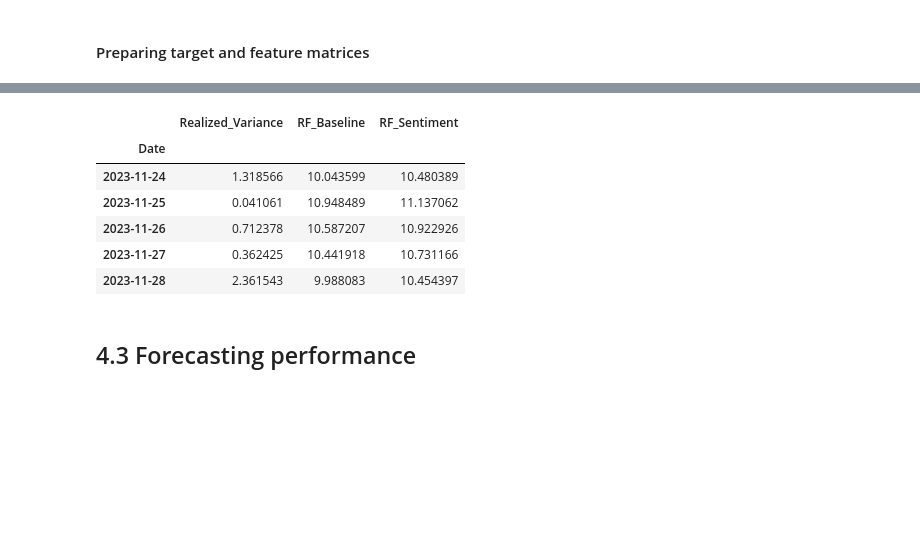
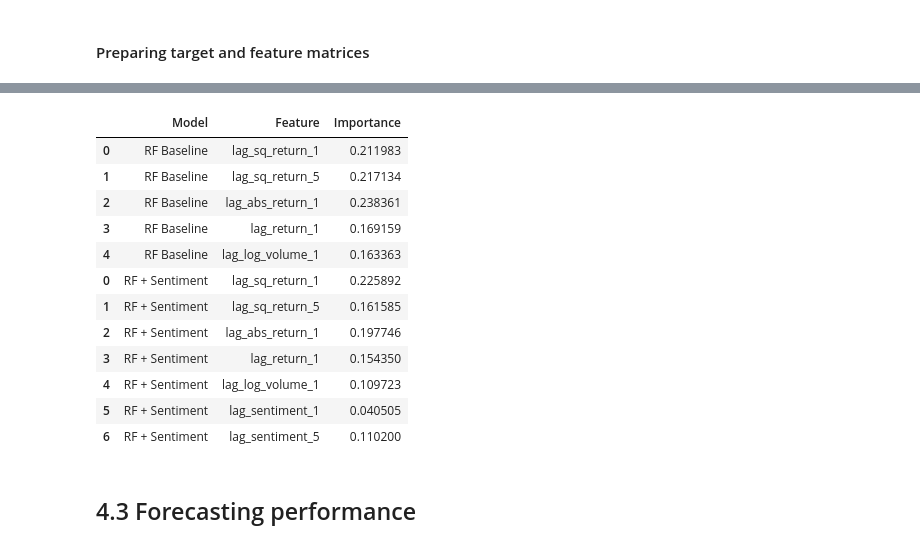
Before and after one commit to eokinyo/Thesis_Work, a Jupyter notebook: scripts/Chapter4_Empirical_Analysis.ipynb, the cells around one changed output, grey strips where cells are left out. Cells and saved outputs as stored; diff of their text form; code cells hidden in the pictures; blank space fills up the shorter version.

```diff
--- a/scripts/Chapter4_Empirical_Analysis.ipynb
+++ b/scripts/Chapter4_Empirical_Analysis.ipynb
@@ -1386,4 +1387,73 @@ rf_oos_forecasts = pd.DataFrame({
 rf_oos_forecasts = rf_oos_forecasts.set_index("Date")
 
 rf_oos_forecasts.head()
+
+# ==========================================================
+# RF In-Sample Fit
+# ==========================================================
+
+from sklearn.metrics import mean_squared_error, mean_absolute_error, r2_score
+
+def compute_rf_fit(model, X, y):
+    yhat = model.predict(X)
+    return {
+        "R2": r2_score(y, yhat),
+        "RMSE": np.sqrt(mean_squared_error(y, yhat)),
+        "MAE": mean_absolute_error(y, yhat)
+    }
+
+rf_fit_table = pd.DataFrame([
+    {
+        "Model": "RF Baseline",
+        **compute_rf_fit(rf_base, X_base_train, y_train)
+    },
+    {
+        "Model": "RF + Sentiment",
+        **compute_rf_fit(rf_sent, X_sent_train, y_train)
+    }
+])
+
+save_table_latex(
+    rf_fit_table,
+    "table_4_12_rf_in_sample_fit.tex",
+    float_fmt="%.4f",
+    label="tab:rf_in_sample_fit",
+    index=False
+)
+
+rf_fit_table
+# ==========================================================
+# RF Feature Importance
+# ==========================================================
+
+def build_feature_importance_table(model, feature_names, model_name):
+    return pd.DataFrame({
+        "Model": model_name,
+        "Feature": feature_names,
+        "Importance": model.feature_importances_
+    })
+
+fi_baseline = build_feature_importance_table(
+    rf_base,
+    X_base_train.columns,
+    "RF Baseline"
+)
+
+fi_sentiment = build_feature_importance_table(
+    rf_sent,
+    X_sent_train.columns,
+    "RF + Sentiment"
+)
+
+rf_feature_importance = pd.concat([fi_baseline, fi_sentiment])
+
+save_table_latex(
+    rf_feature_importance,
+    "table_4_13_rf_feature_importance.tex",
+    float_fmt="%.4f",
+    label="tab:rf_feature_importance",
+    index=False
+)
+
+rf_feature_importance
 # %% [output]
@@ -1390,10 +1464,16 @@ rf_oos_forecasts.head()
-|  | Realized_Variance | RF_Baseline | RF_Sentiment |
-| Date |  |  |  |
-| 2023-11-24 | 1.318566 | 10.043599 | 10.480389 |
-| 2023-11-25 | 0.041061 | 10.948489 | 11.137062 |
-| 2023-11-26 | 0.712378 | 10.587207 | 10.922926 |
-| 2023-11-27 | 0.362425 | 10.441918 | 10.731166 |
-| 2023-11-28 | 2.361543 | 9.988083 | 10.454397 |
+|  | Model | Feature | Importance |
+| 0 | RF Baseline | lag_sq_return_1 | 0.211983 |
+| 1 | RF Baseline | lag_sq_return_5 | 0.217134 |
+| 2 | RF Baseline | lag_abs_return_1 | 0.238361 |
+| 3 | RF Baseline | lag_return_1 | 0.169159 |
+| 4 | RF Baseline | lag_log_volume_1 | 0.163363 |
+| 0 | RF + Sentiment | lag_sq_return_1 | 0.225892 |
+| 1 | RF + Sentiment | lag_sq_return_5 | 0.161585 |
+| 2 | RF + Sentiment | lag_abs_return_1 | 0.197746 |
+| 3 | RF + Sentiment | lag_return_1 | 0.154350 |
+| 4 | RF + Sentiment | lag_log_volume_1 | 0.109723 |
+| 5 | RF + Sentiment | lag_sentiment_1 | 0.040505 |
+| 6 | RF + Sentiment | lag_sentiment_5 | 0.110200 |
 # %% [markdown]
 ## 4.3 Forecasting performance
 # %% [markdown]
```
Also changed, not shown: parts of 11 cells of this notebook, 2 other files.
